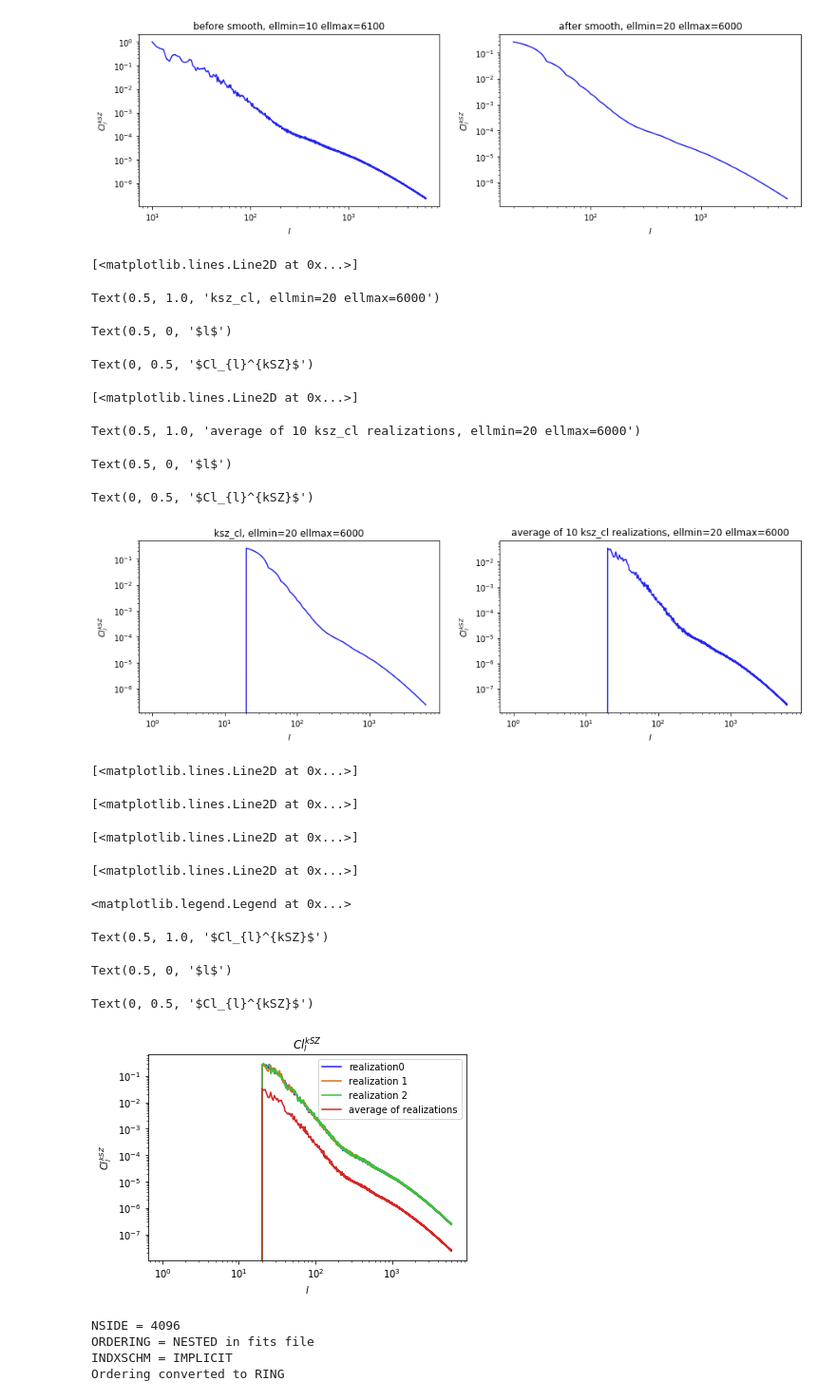
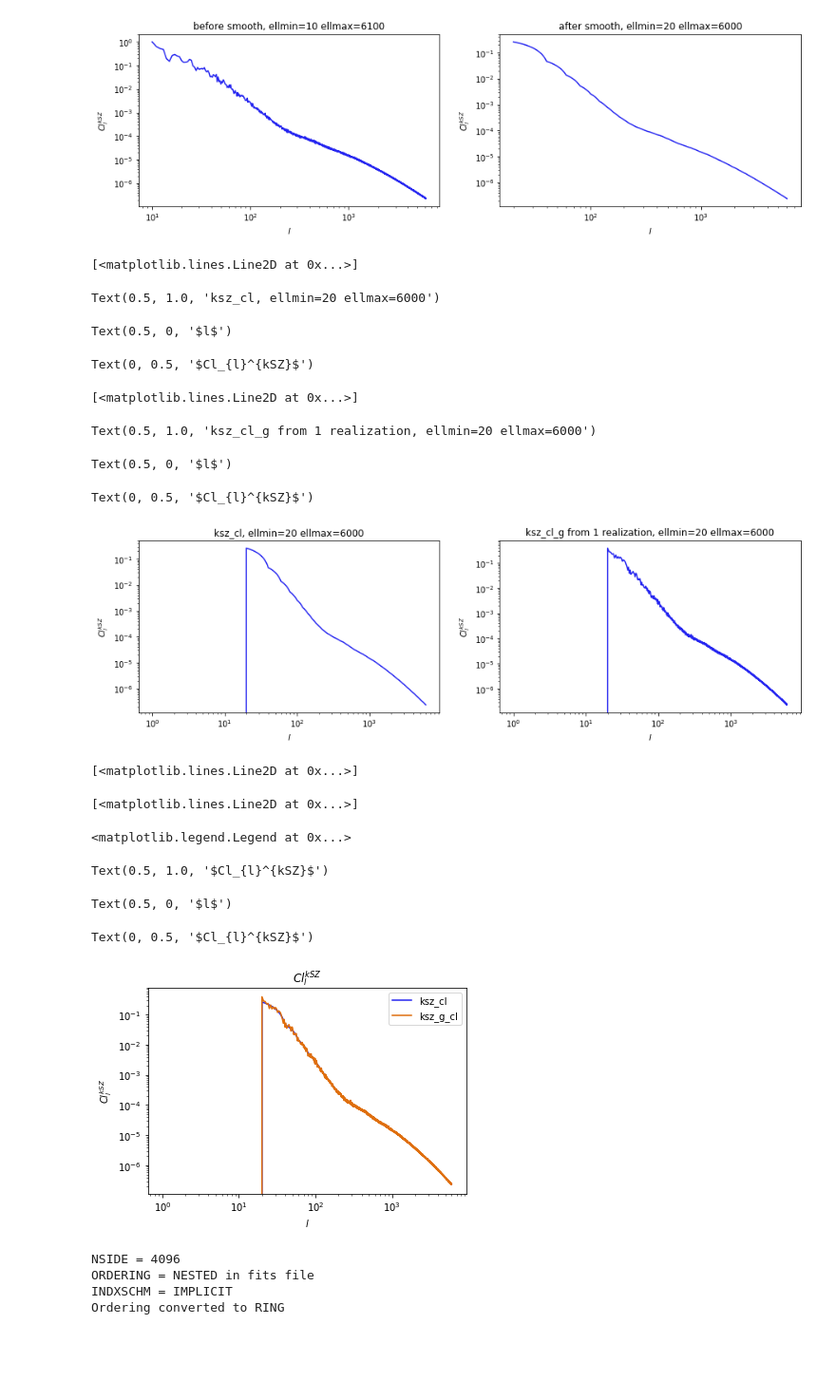
Before and after one commit to catketchup/new_reion-lens, a Jupyter notebook: smooth.ipynb, the cells around one changed output. Shown at 95% size. Drawn from its saved outputs; the diff is of its cells as text; code cells hidden in the pictures; blank space fills up the shorter version.

Commit message:
single ksz_gaussian realization

```diff
--- a/smooth.ipynb
+++ b/smooth.ipynb
@@ -68,9 +68,8 @@ Text(0, 0.5, '$Cl_{l}^{kSZ}$')
 ksz_cl = np.concatenate([np.zeros(smooth_ellmin), smooth_ksz_cl])
 smooth_ells = np.concatenate([np.arange(0, smooth_ellmin ,1), smooth_ells])
 num = 10
-ksz_g_alm = np.array([hp.synalm(ksz_cl) for i in range(num)])
-ksz_g_alm_mean = ksz_g_alm.mean(axis=0)
-ksz_g_cl_mean = hp.alm2cl(ksz_g_alm_mean)
+ksz_g_alm = hp.synalm(ksz_cl)
+ksz_g_cl = hp.alm2cl(ksz_g_alm)
 # %%
 fig1, ax1 = plt.subplots(1,2,figsize=(15,4))
 
@@ -81,8 +80,8 @@ ax1[0].set_yscale('log')
 ax1[0].set_xlabel('$l$')
 ax1[0].set_ylabel('$Cl_{l}^{kSZ}$')
 
-ax1[1].plot(smooth_ells, ksz_g_cl_mean)
-ax1[1].set_title(f'average of {num} ksz_cl realizations, ellmin={smooth_ellmin} ellmax={smooth_ellmax}')
+ax1[1].plot(smooth_ells, ksz_g_cl)
+ax1[1].set_title(f'ksz_cl_g from 1 realization, ellmin={smooth_ellmin} ellmax={smooth_ellmax}')
 ax1[1].set_xscale('log')
 ax1[1].set_yscale('log')
 ax1[1].set_xlabel('$l$')
@@ -95,29 +94,25 @@ Text(0.5, 1.0, 'ksz_cl, ellmin=20 ellmax=6000')
 Text(0.5, 0, '$l$')
 Text(0, 0.5, '$Cl_{l}^{kSZ}$')
 [<matplotlib.lines.Line2D at 0x...>]
-Text(0.5, 1.0, 'average of 10 ksz_cl realizations, ellmin=20 ellmax=6000')
+Text(0.5, 1.0, 'ksz_cl_g from 1 realization, ellmin=20 ellmax=6000')
 Text(0.5, 0, '$l$')
 Text(0, 0.5, '$Cl_{l}^{kSZ}$')
-[figure, old version]
+[figure, new version]
 # %%
-# check one realization ksz_cl and  the average ksz_cl and
-plt.loglog(smooth_ells, hp.alm2cl(ksz_g_alm[0]))
-plt.loglog(smooth_ells, hp.alm2cl(ksz_g_alm[1]))
-plt.loglog(smooth_ells, hp.alm2cl(ksz_g_alm[2]))
-plt.loglog(smooth_ells, ksz_g_cl_mean)
-plt.legend(['realization0', 'realization 1', 'realization 2', 'average of realizations'])
+# check one realization ksz_cl_g and  ksz_cl
+plt.loglog(smooth_ells, ksz_cl)
+plt.loglog(smooth_ells, ksz_g_cl)
+plt.legend([ 'ksz_cl', 'ksz_g_cl'])
 plt.title('$Cl_{l}^{kSZ}$')
 plt.xlabel('$l$')
 plt.ylabel('$Cl_{l}^{kSZ}$')
 plt.savefig(plot_path+'realization_comparision.png')
 # %% [output]
 [<matplotlib.lines.Line2D at 0x...>]
 [<matplotlib.lines.Line2D at 0x...>]
-[<matplotlib.lines.Line2D at 0x...>]
+<matplotlib.legend.Legend at 0x...>
-[<matplotlib.lines.Line2D at 0x...>]
+Text(0.5, 1.0, '$Cl_{l}^{kSZ}$')
-<matplotlib.legend.Legend at 0x...>
+Text(0.5, 0, '$l$')
-Text(0.5, 1.0, '$Cl_{l}^{kSZ}$')
+Text(0, 0.5, '$Cl_{l}^{kSZ}$')
-Text(0.5, 0, '$l$')
-Text(0, 0.5, '$Cl_{l}^{kSZ}$')
-[figure, old version]
+[figure, new version]
 # %%
```
Also changed, not shown: parts of 4 cells of this notebook, 7 other files.
